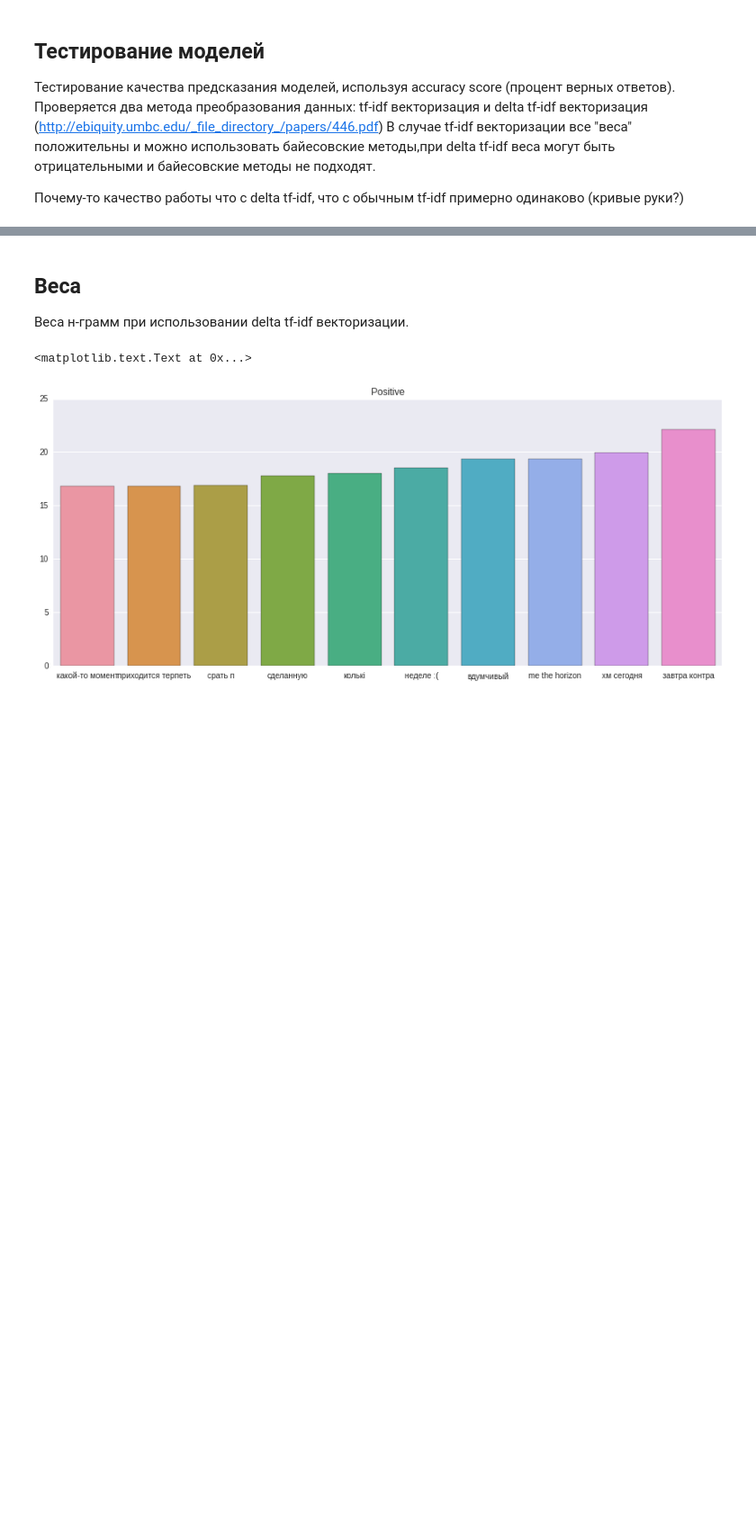
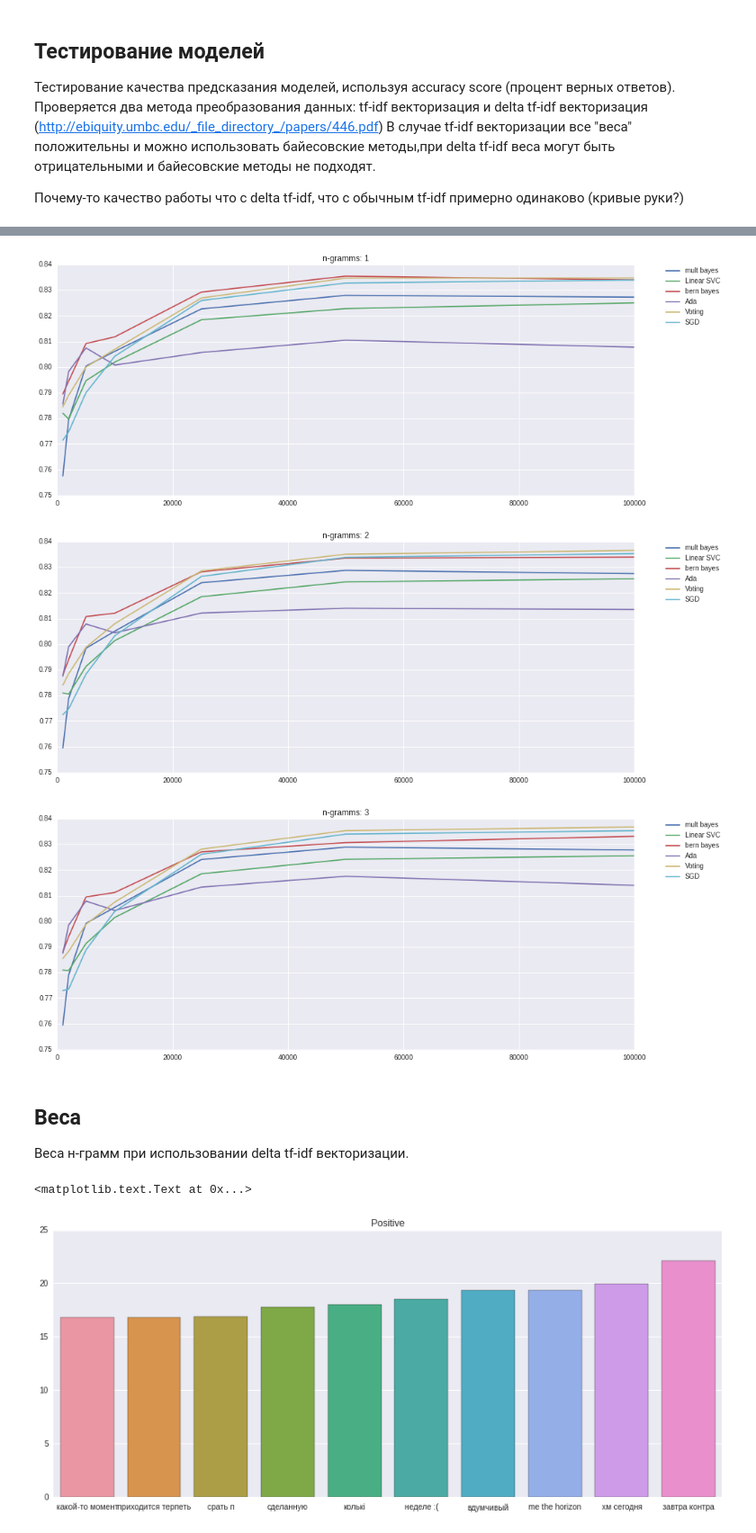
Before and after one commit to Vlad0922/twitter_sentiment, a Jupyter notebook: Prototypes and tests.ipynb, the cells around one changed output, grey strips where cells are left out. Shown: that part at 90% size. Cells and saved outputs as stored; diff of their text form; code cells hidden in the pictures; blank space fills up the shorter version.

```diff
--- a/Prototypes and tests.ipynb
+++ b/Prototypes and tests.ipynb
@@ -237,13 +265,26 @@ def test_models(sizes, models, delta_idf = True, n_gramms_max = 1, debug_lvl = 0
 # %%
 models_to_test = [
-    ('XGB', xgb.XGBClassifier(n_estimators=1200, max_depth=5, learning_rate=0.02)),
+    ('mult bayes', naive_bayes.MultinomialNB()),
+    #('XGB', xgb.XGBClassifier(n_estimators=1200, max_depth=5, learning_rate=0.02)), #too low accuracy
     ('Linear SVC', svm.LinearSVC()),
     #('Non-linear SVC', svm.SVC(gamma=0.1)), #takes too long time to compute
     ('SGD', SGDClassifier(n_iter=50, loss='modified_huber')),
+    ('bern bayes', naive_bayes.BernoulliNB()),
+    ('Ada', AdaBoostClassifier(SGDClassifier(n_iter=50, loss='modified_huber'))),
+    ('Voting', VotingClassifier(estimators= [('mult NB', naive_bayes.MultinomialNB()),
+                          ('SVM', svm.LinearSVC()),
+                          ('SGD', SGDClassifier(n_iter=50, loss='modified_huber')),
+                          ('bern bayes', naive_bayes.BernoulliNB())
+                         ]))
+
 ]
 
 # В оригинальном датасете около 111.000 сообщений каждого класса.
 # Слишком долго работать со всеми при прототипировании
 sizes_to_test = [1000, 2000, 5000, 10000, 25000, 50000, 100000]
 
-scores = test_models(sizes_to_test, models_to_test, delta_idf = True, n_gramms_max = 3)
+scores = test_models(sizes_to_test, models_to_test, delta_idf = False, n_gramms_max = 3)
+# %% [output]
+[figure, added]
+[figure, added]
+[figure, added]
```
Also changed, not shown: parts of 4 cells of this notebook.
